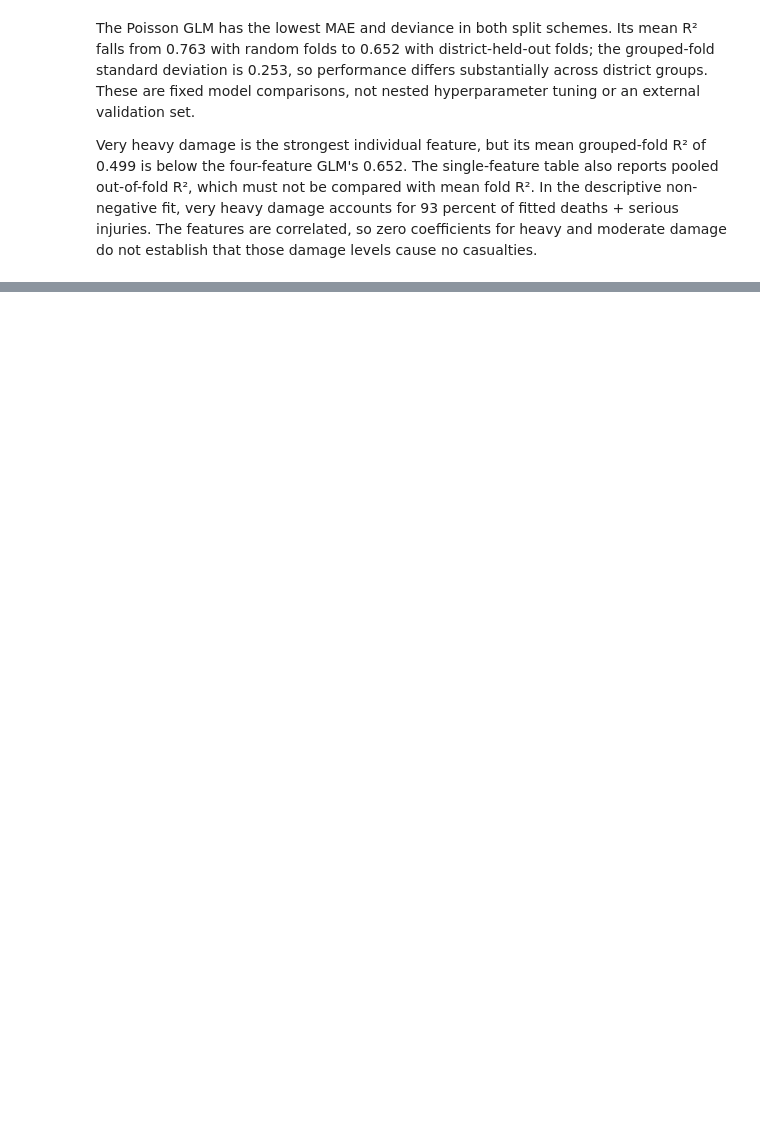
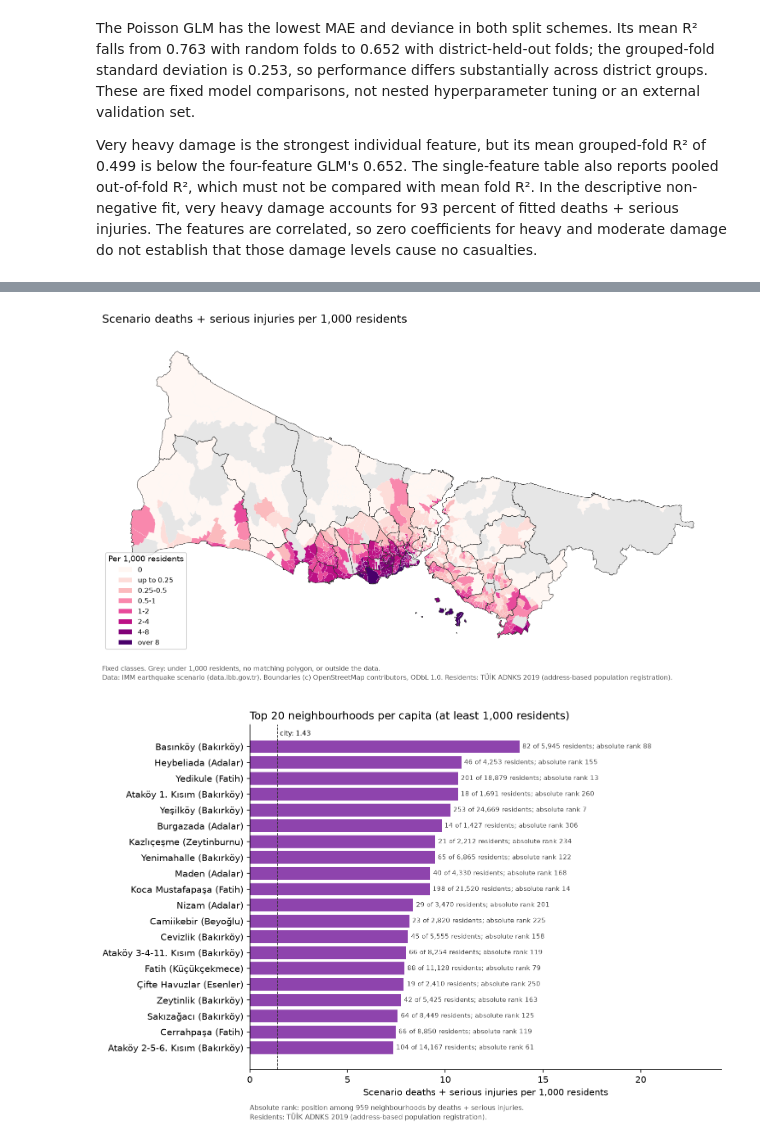
Before and after one commit to KaanDRoid/istanbul-earthquake-scenario, a Jupyter notebook: istanbul_earthquake_analysis.ipynb, the cells around one changed output, grey strips where cells are left out. Cells and saved outputs as stored; diff of their text form; code cells hidden in the pictures; blank space fills up the shorter version.

```diff
--- a/istanbul_earthquake_analysis.ipynb
+++ b/istanbul_earthquake_analysis.ipynb
@@ -284,0 +344,8 @@ that those damage levels cause no casualties.
+# %%
+nb = popn.attach_buildings(nb, popn.load_buildings())
+nb = popn.add_rates(nb)
+print("buildings in the 2017 inventory:", int(nb["buildings"].sum()))
+print("damaged share of stock:", round(nb["damaged_buildings"].sum() / nb["buildings"].sum(), 3))
+thr = popn.per_capita_threshold_table(nb)
+thr.round(3).to_csv(RES / "per_capita_threshold_sensitivity.csv", index=False)
+thr.round(3)
@@ -284,0 +404,12 @@ that those damage levels cause no casualties.
+# %%
+cmp = popn.compare_rankings(nb)
+cmp.round(3).to_csv(RES / "per_capita_rank_comparison.csv", index=False)
+dist_pc = popn.district_rates(nb)
+dist_pc.round(4).to_csv(RES / "per_capita_districts.csv", index=False)
+from scipy.stats import spearmanr
+print("district Spearman, absolute vs per capita:",
+      round(spearmanr(dist_pc["deaths_serious"], dist_pc["casualties_per_1000"]).statistic, 3))
+display(cmp.round(3))
+dist_pc[["district", "population", "deaths_serious", "casualties_per_1000", "deaths_per_1000",
+         "shelter_share_est", "damaged_share", "heavy_or_worse_share", "rank_absolute",
+         "rank_per_capita"]].head(10).round(3)
@@ -284,0 +434,35 @@ that those damage levels cause no casualties.
+# %%
+pc_cols = ["district", "neighbourhood", "mahalle_koy_uavt", "population", "buildings", "eligible",
+           "rank_casualties_per_1000", "casualties_per_1000", "deaths_per_1000",
+           "rank_damage_index_per_1000", "damage_index_per_1000", "shelter_households_per_1000",
+           "shelter_share_est", "damaged_share", "heavy_or_worse_share",
+           "damage_index_per_100_buildings", "residents_per_building", "share_pre_1980",
+           "deaths_serious", "can_kaybi_sayisi", "damage_index", "rank", "gecici_barinma"]
+nb.sort_values(["rank_casualties_per_1000", "casualties_per_1000"], ascending=[True, False])[
+    pc_cols].round(4).to_csv(RES / "per_capita_neighbourhoods.csv", index=False)
+popn.join_report(nb, tuik_without_scenario).to_csv(RES / "population_join_report.csv", index=False)
+
+plots.choropleth(
+    nb.assign(casualties_per_1000=nb["casualties_per_1000"].where(nb["eligible"])),
+    districts, "casualties_per_1000", "Scenario deaths + serious injuries per 1,000 residents",
+    "Per 1,000 residents", FIG / "per_capita_casualties_map.png", cmap="RdPu",
+    bins=[0, 0.25, 0.5, 1, 2, 4, 8, 14],
+    labels=["0", "up to 0.25", "0.25-0.5", "0.5-1", "1-2", "2-4", "4-8", "over 8"],
+    note="Fixed classes. Grey: under 1,000 residents, no matching polygon, or outside the data.",
+    source_note=plots.SOURCE_NOTE + " " + plots.POPULATION_NOTE)
+plots.choropleth(
+    nb.assign(pct=100 * nb["heavy_or_worse_share"]), districts, "pct",
+    "Share of buildings with heavy or very heavy damage", "% of buildings",
+    FIG / "heavy_damage_share_map.png", cmap="YlOrRd", bins=[0, 1, 2, 4, 6, 10, 15, 25],
+    labels=["0", "up to 1", "1-2", "2-4", "4-6", "6-10", "10-15", "over 15"],
+    source_note=plots.SOURCE_NOTE
+    + " Building stock: IMM 2017 neighbourhood building counts (1 to 19 floors).")
+plots.per_capita_bar(nb, FIG / "per_capita_top_neighbourhoods.png")
+plots.per_capita_scatter(nb, FIG / "per_capita_vs_absolute.png")
+plots.district_per_capita_bar(dist_pc, FIG / "district_per_capita.png")
+# per_capita_vs_absolute, district_per_capita and heavy_damage_share_map are saved, not shown.
+for name in ["per_capita_casualties_map", "per_capita_top_neighbourhoods"]:
+    display(Image(filename=str(FIG / f"{name}.png"), width=850))
+# %% [output]
+[figure, added]
+[figure, added]
```
Also changed, not shown: parts of 22 cells of this notebook, 31 other files.
